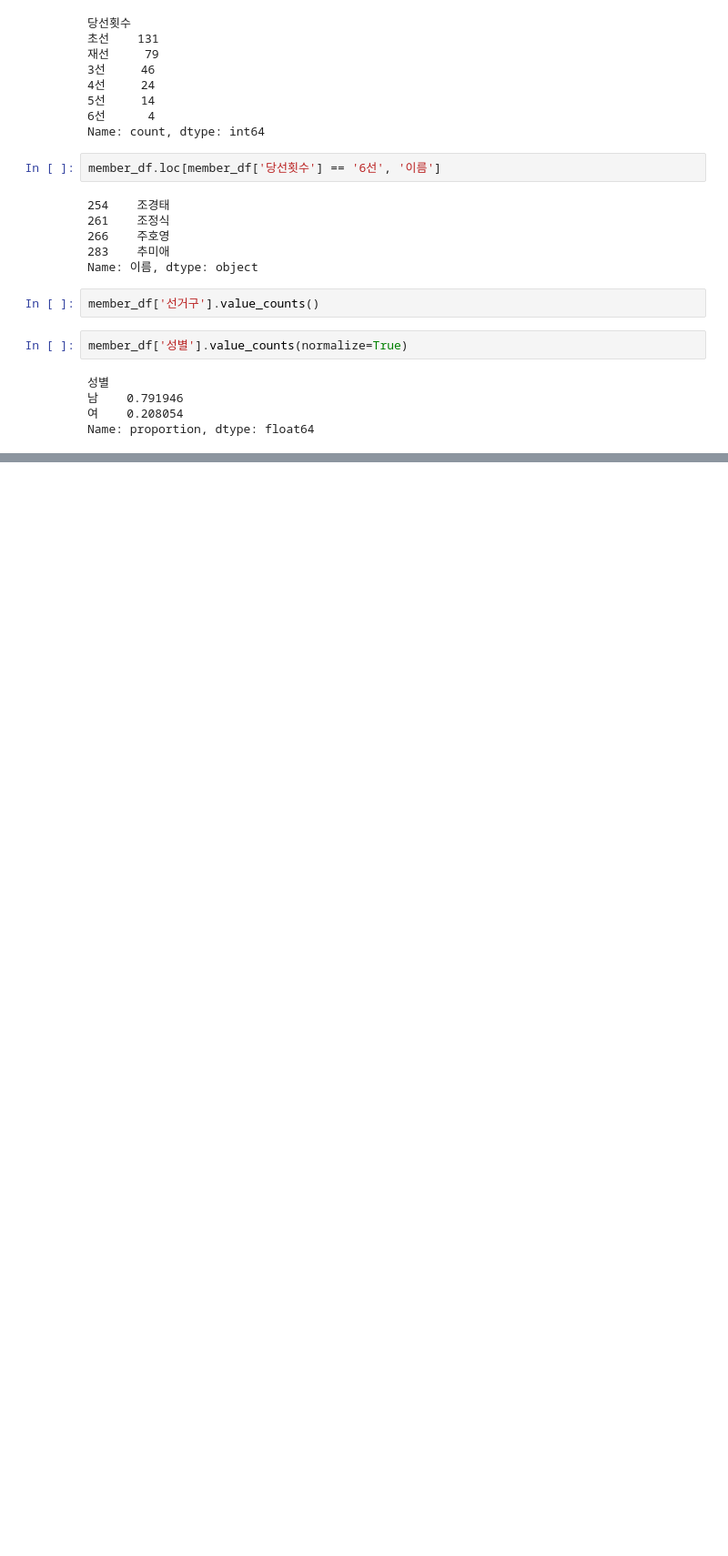
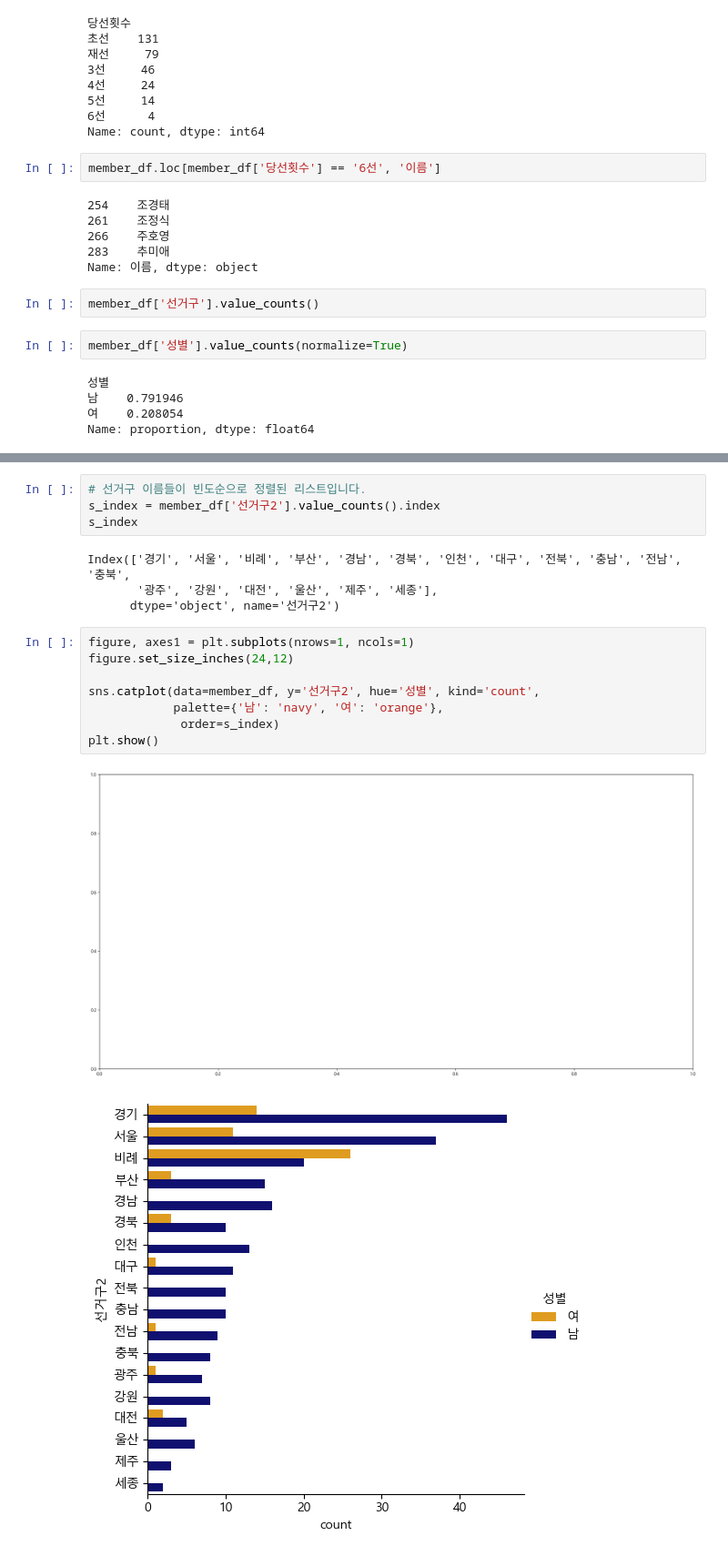
Before and after one commit to Choi-Sungyun0716/Python_WebScraping_Analysis, a Jupyter notebook: 05.국회의원현황_New2025.ipynb, the cells around one changed output, grey strips where cells are left out. Shown: that part at 91% size. Drawn from its saved outputs; the diff is of its cells as text; blank space fills up the shorter version.

```diff
--- a/05.국회의원현황_New2025.ipynb
+++ b/05.국회의원현황_New2025.ipynb
@@ -294,0 +445,19 @@ Name: proportion, dtype: float64
+# %%
+# 선거구 이름들이 빈도순으로 정렬된 리스트입니다.
+s_index = member_df['선거구2'].value_counts().index
+s_index
+# %% [output]
+Index(['경기', '서울', '비례', '부산', '경남', '경북', '인천', '대구', '전북', '충남', '전남', '충북',
+       '광주', '강원', '대전', '울산', '제주', '세종'],
+      dtype='object', name='선거구2')
+# %%
+figure, axes1 = plt.subplots(nrows=1, ncols=1)
+figure.set_size_inches(24,12)
+
+sns.catplot(data=member_df, y='선거구2', hue='성별', kind='count',
+            palette={'남': 'navy', '여': 'orange'},
+             order=s_index)
+plt.show()
+# %% [output]
+[figure, added]
+[figure, added]
```
Also changed, not shown: parts of 23 cells of this notebook, 4 other files.
